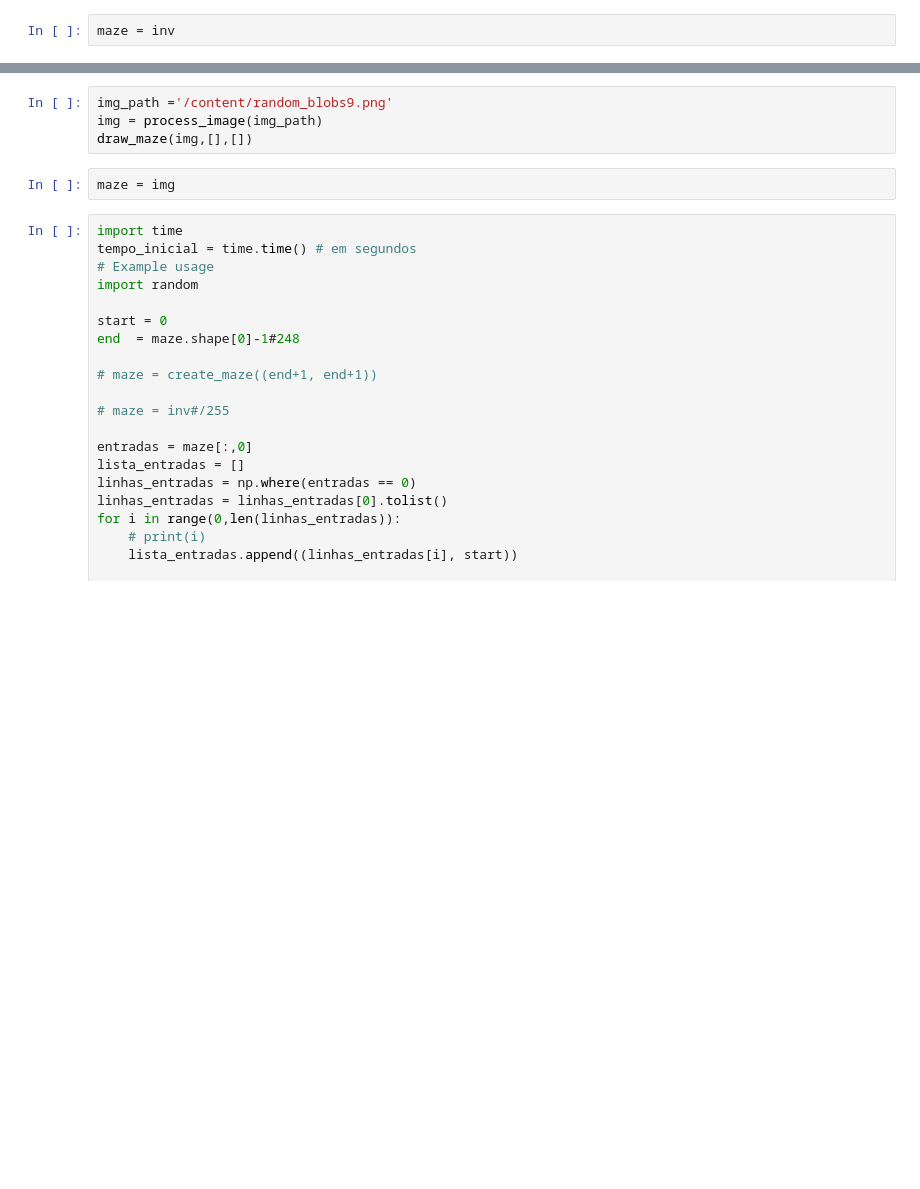
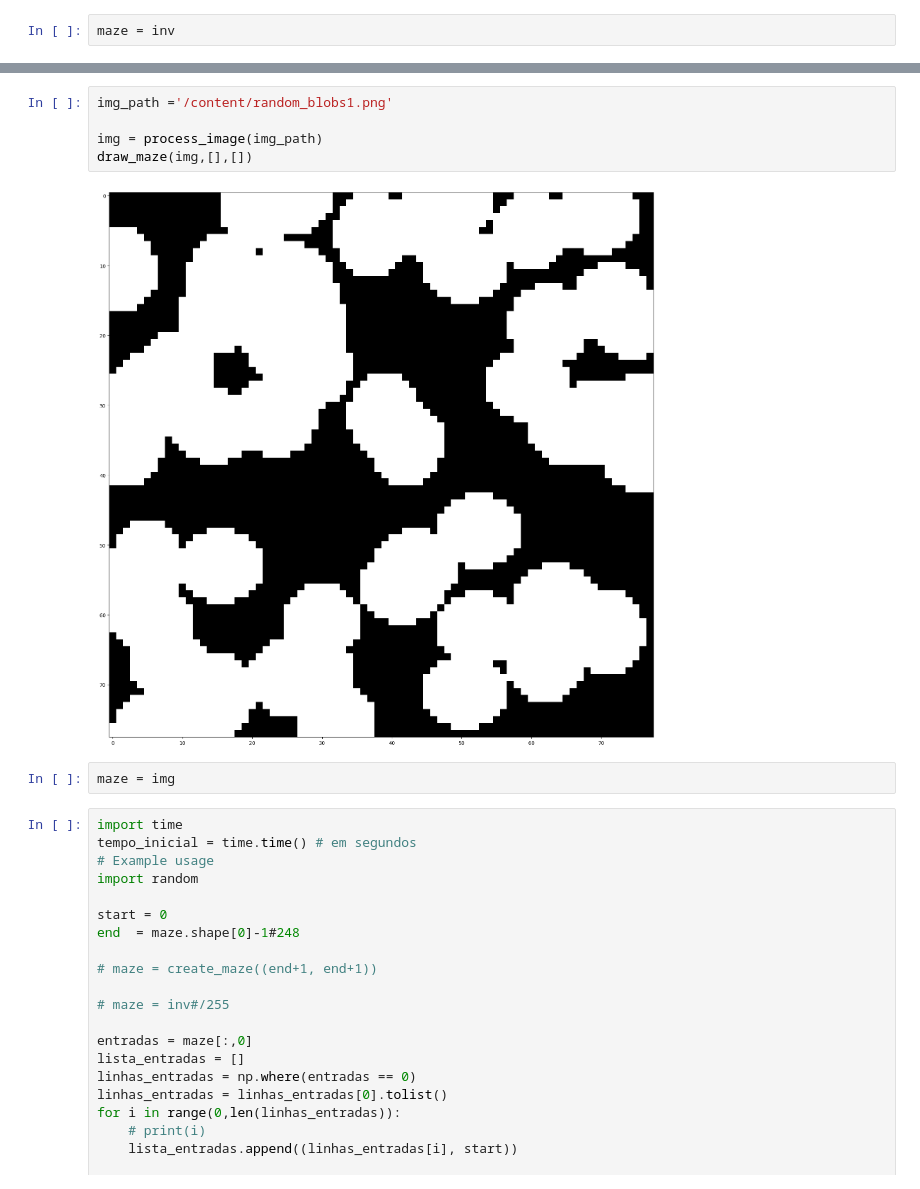
Before and after one commit to vinicius-mattoso/GA_find_percolation, a Jupyter notebook: Maze_Solver_with_loops.ipynb, the cells around one changed output, grey strips where cells are left out. Drawn from its saved outputs; the diff is of its cells as text; blank space fills up the shorter version.

```diff
--- a/Maze_Solver_with_loops.ipynb
+++ b/Maze_Solver_with_loops.ipynb
@@ -1347,7 +1430,10 @@ print(f"{tempo_final - tempo_inicial} segundos")
 # %%
-img_path ='/content/random_blobs9.png'
+img_path ='/content/random_blobs1.png'
+
 img = process_image(img_path)
 draw_maze(img,[],[])
+# %% [output]
+[figure, added]
 # %%
 maze = img
 # %%
```
Also changed, not shown: parts of 26 cells of this notebook.
